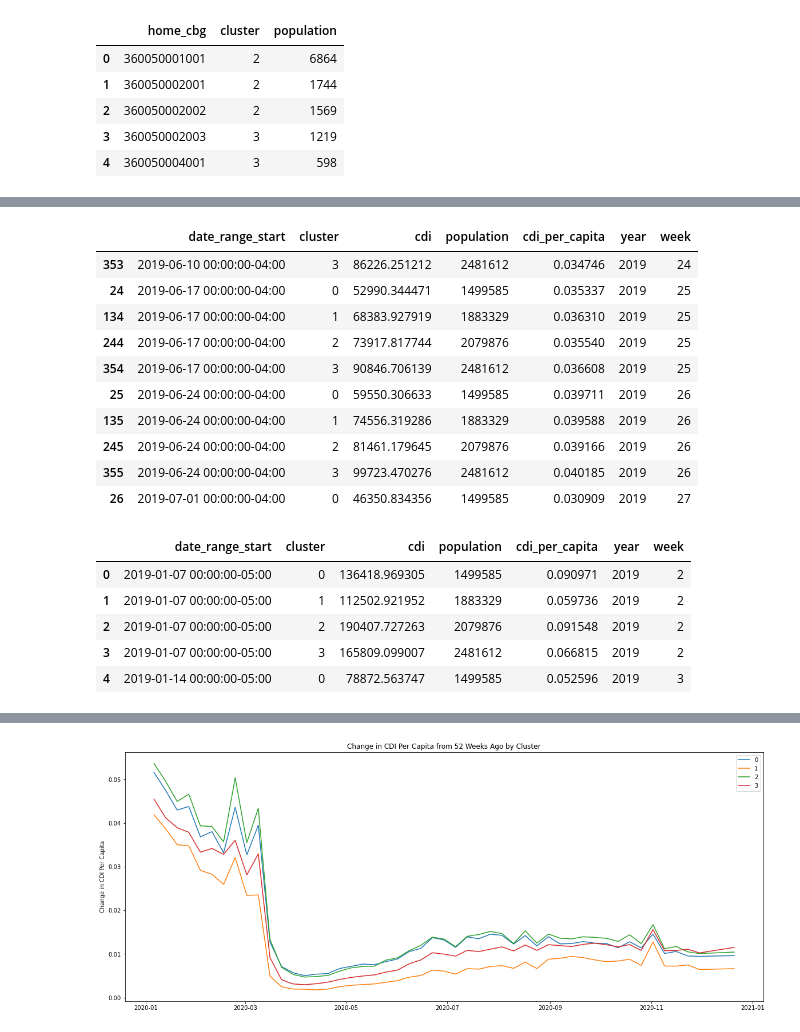
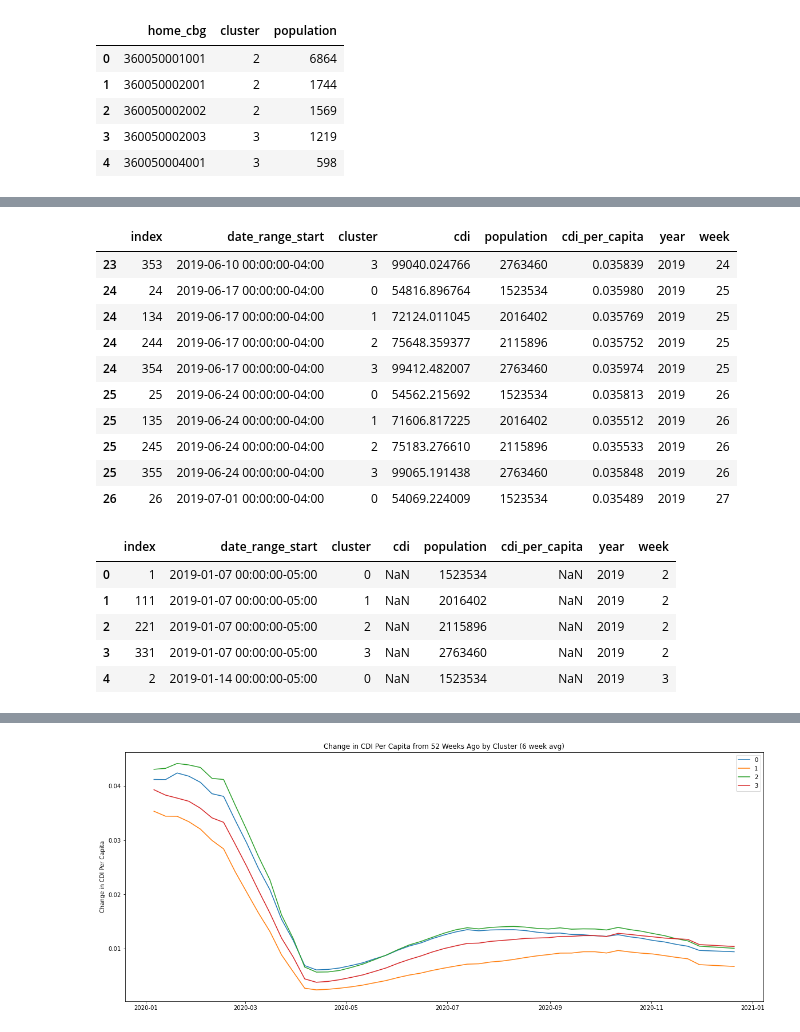
Before and after one commit to cpcarey/nyu-cusp-food-access, a Jupyter notebook: notebooks/plot_cdi.ipynb, the cells around one changed output, grey strips where cells are left out. Cells and saved outputs as stored; diff of their text form; code cells hidden in the pictures.

```diff
--- a/notebooks/plot_cdi.ipynb
+++ b/notebooks/plot_cdi.ipynb
@@ -9,6 +9,29 @@ warnings.filterwarnings('ignore')
 def repair_dates(df):
     df['date_range_start'] = pd.to_datetime(df['date_range_start'], utc=True)
     df['date_range_start'] = df['date_range_start'].dt.tz_convert('US/Eastern')
+# %%
+def smoothen(df, columns=[], N=6):
+    """Returns a copy of the given dataframe with a rolling-day average of the
+    given size applied to the given columns."""
+    rolling_avg_df = df.copy().reset_index()
+    # An N-day rolling average with N/2 days before and N/2 after requires N+1
+    # days to include the day of as well.
+    rolling_avg_df[columns] = (
+        rolling_avg_df[columns].rolling(N + 1, center=True).mean())
+    return rolling_avg_df
+
+def smoothen_within(df, columns=[], by=None, N=6):
+    """Returns a copy of the given dataframe with a rolling-day average of the
+    given size applied to the given columns within each attribute class
+    determined by the given "by" attribute."""
+    attr_classes = set(df[by])
+    rolling_dfs = []
+    for attr_class in attr_classes:
+        attr_class_df = df[df[by] == attr_class]
+        rolling_dfs.append(smoothen(attr_class_df, columns, N=N))
+    rolling_df = pd.concat(rolling_dfs)
+    rolling_df = rolling_df.sort_values(by=['date_range_start', by])
+    return rolling_df
 # %%
 home_df = pd.read_csv(f'./exports/home_weekly.csv')
 repair_dates(home_df)
@@ -124,7 +152,9 @@ cbg_df.head()
 | 3 | 360050002003 | 3 | 1219 |
 | 4 | 360050004001 | 3 | 598 |
 # %%
-cluster_df = cbg_df.groupby(by=['cluster']).agg({'population': 'sum'}).reset_index()
+cluster_df = cbg_df.groupby(by=['cluster']).agg({
+    'population': 'sum'
+}).reset_index()
 cluster_df
 # %% [output]
 |  | cluster | population |
@@ -143,9 +173,16 @@ merge_df.head()
 | 3 | 222-225@627-s4m-w8v | 2019-08-19 00:00:00-04:00 | 360470437004 | 4 | 12.455026 | 0.022099 | ... |
 | 4 | zzy-223@627-s8k-3kf | 2020-01-27 00:00:00-05:00 | 360470437004 | 4 | 16.068259 | 0.029630 | ... |
 # %%
-cdi_cluster_df = merge_df.groupby(by=['date_range_start', 'cluster']).agg({'cdi': 'sum'}).reset_index()
+cdi_cluster_df = merge_df.groupby(by=['date_range_start', 'cluster']).agg({
+    'cdi': 'sum'
+}).reset_index()
 cdi_cluster_df = cdi_cluster_df.merge(cluster_df, how='outer', on=['cluster'])
 cdi_cluster_df = cdi_cluster_df.sort_values(by=['date_range_start', 'cluster'])
-cdi_cluster_df['cdi_per_capita'] = cdi_cluster_df['cdi'] / cdi_cluster_df['population']
+cdi_cluster_df[
+    'cdi_per_capita'] = cdi_cluster_df['cdi'] / cdi_cluster_df['population']
+cdi_cluster_df = smoothen_within(cdi_cluster_df,
+                                 columns=['cdi', 'cdi_per_capita'],
+                                 by='cluster')
+cdi_cluster_df.to_csv('./exports/cdi/total_by_cluster.csv')
 cdi_cluster_df.head()
 # %% [output]
@@ -168,20 +205,21 @@ plt.show()
 # %%
 cdi_cluster_diff_df = create_diff_df(cdi_cluster_df, keep_columns=['cluster', 'cdi_per_capita'])
+cdi_cluster_diff_df.to_csv('./exports/cdi/diff_by_cluster.csv')
 # %% [output]
-|  | date_range_start | cluster | cdi | population | cdi_per_capita | year | week |
-| 353 | 2019-06-10 00:00:00-04:00 | 3 | 86226.251212 | 2481612 | 0.034746 | 2019 | 24 |
-| 24 | 2019-06-17 00:00:00-04:00 | 0 | 52990.344471 | 1499585 | 0.035337 | 2019 | 25 |
-| 134 | 2019-06-17 00:00:00-04:00 | 1 | 68383.927919 | 1883329 | 0.036310 | 2019 | 25 |
-| 244 | 2019-06-17 00:00:00-04:00 | 2 | 73917.817744 | 2079876 | 0.035540 | 2019 | 25 |
-| 354 | 2019-06-17 00:00:00-04:00 | 3 | 90846.706139 | 2481612 | 0.036608 | 2019 | 25 |
-| 25 | 2019-06-24 00:00:00-04:00 | 0 | 59550.306633 | 1499585 | 0.039711 | 2019 | 26 |
-| 135 | 2019-06-24 00:00:00-04:00 | 1 | 74556.319286 | 1883329 | 0.039588 | 2019 | 26 |
-| 245 | 2019-06-24 00:00:00-04:00 | 2 | 81461.179645 | 2079876 | 0.039166 | 2019 | 26 |
-| 355 | 2019-06-24 00:00:00-04:00 | 3 | 99723.470276 | 2481612 | 0.040185 | 2019 | 26 |
-| 26 | 2019-07-01 00:00:00-04:00 | 0 | 46350.834356 | 1499585 | 0.030909 | 2019 | 27 |
+|  | index | date_range_start | cluster | cdi | population | cdi_per_capita | year | week |
+| 23 | 353 | 2019-06-10 00:00:00-04:00 | 3 | 99040.024766 | 2763460 | 0.035839 | 2019 | 24 |
+| 24 | 24 | 2019-06-17 00:00:00-04:00 | 0 | 54816.896764 | 1523534 | 0.035980 | 2019 | 25 |
+| 24 | 134 | 2019-06-17 00:00:00-04:00 | 1 | 72124.011045 | 2016402 | 0.035769 | 2019 | 25 |
+| 24 | 244 | 2019-06-17 00:00:00-04:00 | 2 | 75648.359377 | 2115896 | 0.035752 | 2019 | 25 |
+| 24 | 354 | 2019-06-17 00:00:00-04:00 | 3 | 99412.482007 | 2763460 | 0.035974 | 2019 | 25 |
+| 25 | 25 | 2019-06-24 00:00:00-04:00 | 0 | 54562.215692 | 1523534 | 0.035813 | 2019 | 26 |
+| 25 | 135 | 2019-06-24 00:00:00-04:00 | 1 | 71606.817225 | 2016402 | 0.035512 | 2019 | 26 |
+| 25 | 245 | 2019-06-24 00:00:00-04:00 | 2 | 75183.276610 | 2115896 | 0.035533 | 2019 | 26 |
+| 25 | 355 | 2019-06-24 00:00:00-04:00 | 3 | 99065.191438 | 2763460 | 0.035848 | 2019 | 26 |
+| 26 | 26 | 2019-07-01 00:00:00-04:00 | 0 | 54069.224009 | 1523534 | 0.035489 | 2019 | 27 |
-|  | date_range_start | cluster | cdi | population | cdi_per_capita | year | week |
-| 0 | 2019-01-07 00:00:00-05:00 | 0 | 136418.969305 | 1499585 | 0.090971 | 2019 | 2 |
-| 1 | 2019-01-07 00:00:00-05:00 | 1 | 112502.921952 | 1883329 | 0.059736 | 2019 | 2 |
-| 2 | 2019-01-07 00:00:00-05:00 | 2 | 190407.727263 | 2079876 | 0.091548 | 2019 | 2 |
-| 3 | 2019-01-07 00:00:00-05:00 | 3 | 165809.099007 | 2481612 | 0.066815 | 2019 | 2 |
-| 4 | 2019-01-14 00:00:00-05:00 | 0 | 78872.563747 | 1499585 | 0.052596 | 2019 | 3 |
+|  | index | date_range_start | cluster | cdi | population | cdi_per_capita | year | week |
+| 0 | 1 | 2019-01-07 00:00:00-05:00 | 0 | NaN | 1523534 | NaN | 2019 | 2 |
+| 1 | 111 | 2019-01-07 00:00:00-05:00 | 1 | NaN | 2016402 | NaN | 2019 | 2 |
+| 2 | 221 | 2019-01-07 00:00:00-05:00 | 2 | NaN | 2115896 | NaN | 2019 | 2 |
+| 3 | 331 | 2019-01-07 00:00:00-05:00 | 3 | NaN | 2763460 | NaN | 2019 | 2 |
+| 4 | 2 | 2019-01-14 00:00:00-05:00 | 0 | NaN | 1523534 | NaN | 2019 | 3 |
@@ -201,9 +239,10 @@ cdi_cluster_diff_df = create_diff_df(cdi_cluster_df, keep_columns=['cluster', 'c
 fig, ax = plt.subplots(figsize=(20, 8))
 for key, group in cdi_cluster_diff_df.groupby(by=['cluster']):
     ax.plot(group['date_range_start'], group['cdi_per_capita'], label=key)
-ax.set_title('Change in CDI Per Capita from 52 Weeks Ago by Cluster')
+ax.set_title(
+    'Change in CDI Per Capita from 52 Weeks Ago by Cluster (6 week avg)')
 ax.set_ylabel('Change in CDI Per Capita')
 ax.legend()
 plt.show()
 # %% [output]
-[figure, old version]
+[figure, new version]
```
Also changed, not shown: parts of 8 cells of this notebook, 4 other files.
